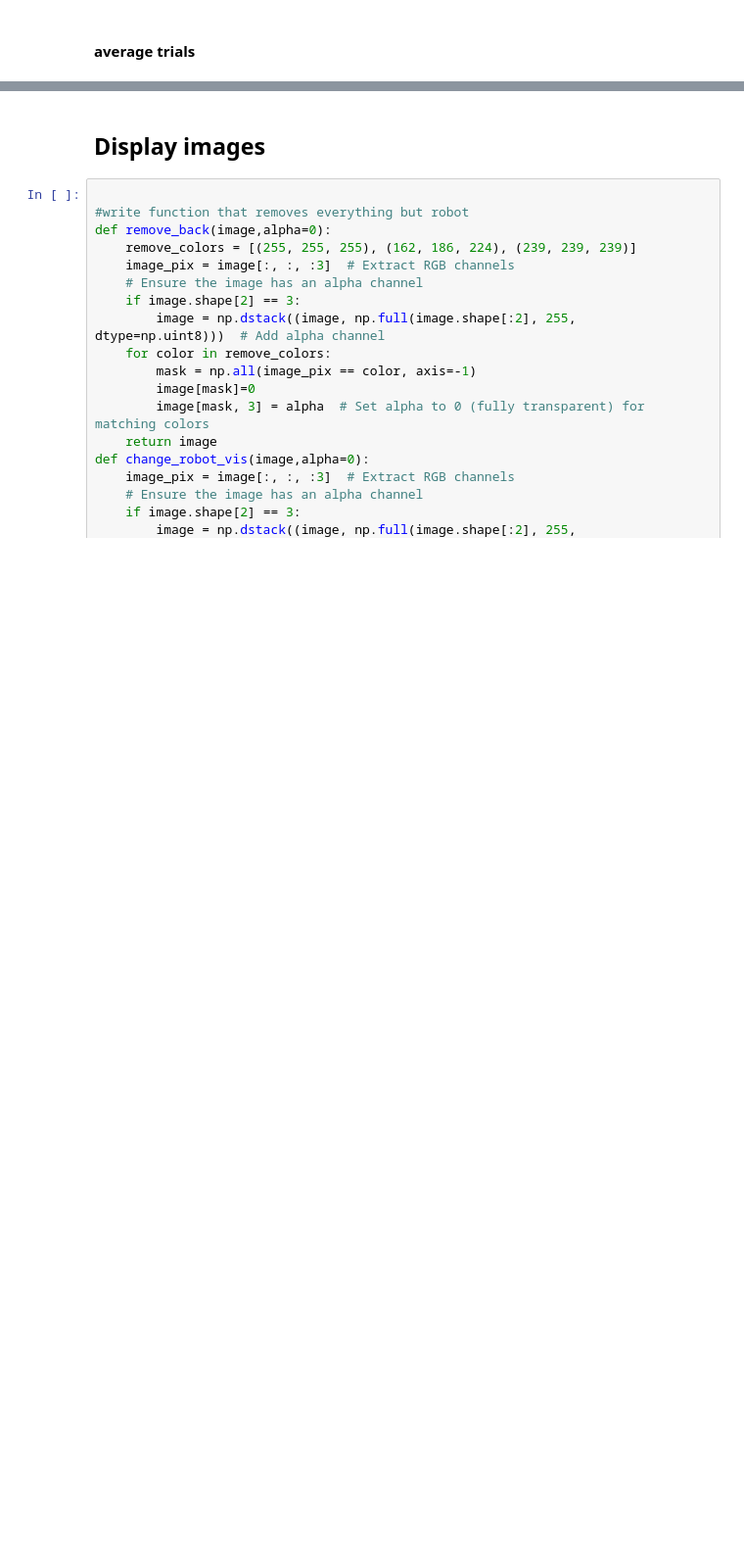
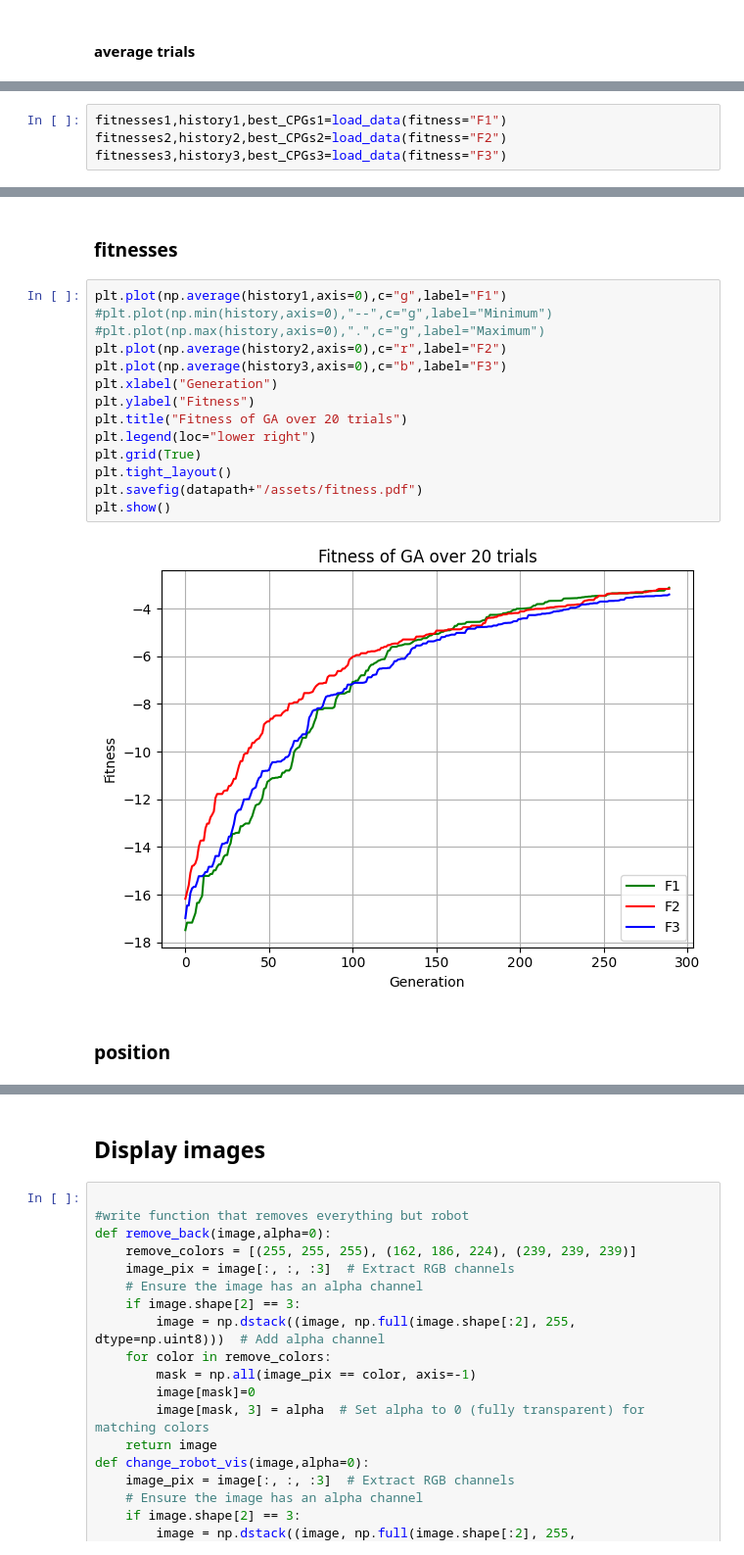
Before and after one commit to shepai/Quadruped, a Jupyter notebook: Code/GAs/revie.ipynb, the cells around one changed output, grey strips where cells are left out. Shown: that part at 98% size. Cells and saved outputs as stored; diff of their text form; blank space fills up the shorter version.

```diff
--- a/Code/GAs/revie.ipynb
+++ b/Code/GAs/revie.ipynb
@@ -101,0 +178,4 @@ plt.show()
+# %%
+fitnesses1,history1,best_CPGs1=load_data(fitness="F1")
+fitnesses2,history2,best_CPGs2=load_data(fitness="F2")
+fitnesses3,history3,best_CPGs3=load_data(fitness="F3")
@@ -101,0 +197,20 @@ plt.show()
+# %% [markdown]
+### fitnesses
+# %%
+plt.plot(np.average(history1,axis=0),c="g",label="F1")
+#plt.plot(np.min(history,axis=0),"--",c="g",label="Minimum")
+#plt.plot(np.max(history,axis=0),".",c="g",label="Maximum")
+plt.plot(np.average(history2,axis=0),c="r",label="F2")
+plt.plot(np.average(history3,axis=0),c="b",label="F3")
+plt.xlabel("Generation")
+plt.ylabel("Fitness")
+plt.title("Fitness of GA over 20 trials")
+plt.legend(loc="lower right")
+plt.grid(True)
+plt.tight_layout()
+plt.savefig(datapath+"/assets/fitness.pdf")
+plt.show()
+# %% [output]
+[figure, added]
+# %% [markdown]
+### position
```
Also changed, not shown: parts of 32 cells of this notebook, 1 other file.
